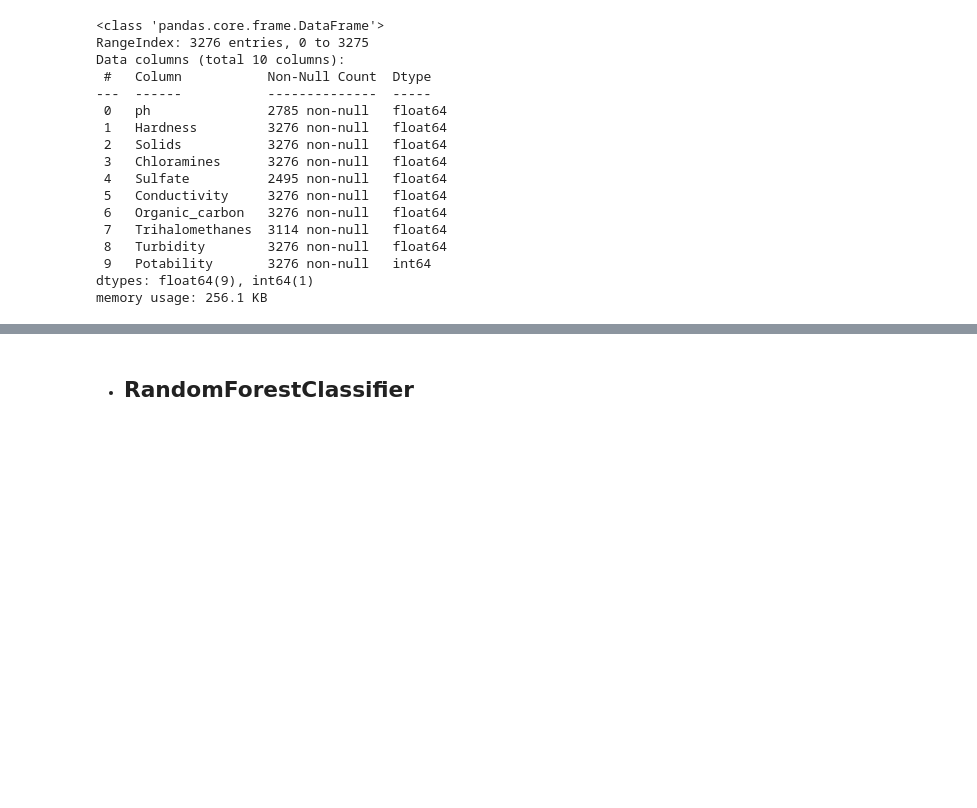
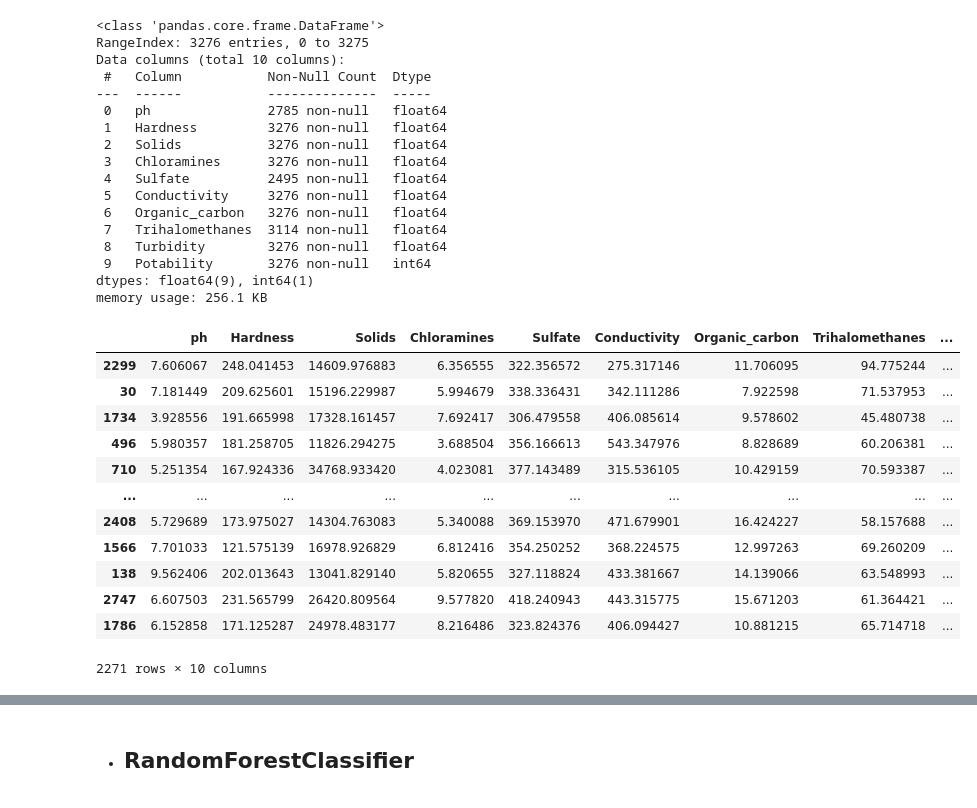
Before and after one commit to MJ199999/WaterPotability, a Jupyter notebook: WaterQuality.ipynb, the cells around one changed output, grey strips where cells are left out. Cells and saved outputs as stored; diff of their text form; code cells hidden in the pictures; blank space fills up the shorter version.

```diff
--- a/WaterQuality.ipynb
+++ b/WaterQuality.ipynb
@@ -64,6 +48,34 @@ y = data.Potability
 
 train_X, test_X, train_y, test_y = train_test_split(X, y, test_size=0.1)
 train = pd.concat([train_X, train_y], axis=1)
+# %%
+from sklearn.utils import resample
+train_potable = train[train['Potability']==1]
+train_notpotable = train[train['Potability']==0]
+df_minority_upsampled = resample(train_potable, replace=True, n_samples=1200)
+
+from sklearn.utils import shuffle
+train_s = pd.concat([train_notpotable, df_minority_upsampled])
+train_s = shuffle(train_s)
+
+train_s_X = train_s.drop(['Potability'], axis=1)
+train_s_y =  train_s.Potability
+# %%
+train_s
+# %% [output]
+|  | ph | Hardness | Solids | Chloramines | Sulfate | Conductivity | Organic_carbon | Trihalomethanes | ... |
+| 2299 | 7.606067 | 248.041453 | 14609.976883 | 6.356555 | 322.356572 | 275.317146 | 11.706095 | 94.775244 | ... |
+| 30 | 7.181449 | 209.625601 | 15196.229987 | 5.994679 | 338.336431 | 342.111286 | 7.922598 | 71.537953 | ... |
+| 1734 | 3.928556 | 191.665998 | 17328.161457 | 7.692417 | 306.479558 | 406.085614 | 9.578602 | 45.480738 | ... |
+| 496 | 5.980357 | 181.258705 | 11826.294275 | 3.688504 | 356.166613 | 543.347976 | 8.828689 | 60.206381 | ... |
+| 710 | 5.251354 | 167.924336 | 34768.933420 | 4.023081 | 377.143489 | 315.536105 | 10.429159 | 70.593387 | ... |
+| ... | ... | ... | ... | ... | ... | ... | ... | ... | ... |
+| 2408 | 5.729689 | 173.975027 | 14304.763083 | 5.340088 | 369.153970 | 471.679901 | 16.424227 | 58.157688 | ... |
+| 1566 | 7.701033 | 121.575139 | 16978.926829 | 6.812416 | 354.250252 | 368.224575 | 12.997263 | 69.260209 | ... |
+| 138 | 9.562406 | 202.013643 | 13041.829140 | 5.820655 | 327.118824 | 433.381667 | 14.139066 | 63.548993 | ... |
+| 2747 | 6.607503 | 231.565799 | 26420.809564 | 9.577820 | 418.240943 | 443.315775 | 15.671203 | 61.364421 | ... |
+| 1786 | 6.152858 | 171.125287 | 24978.483177 | 8.216486 | 323.824376 | 406.094427 | 10.881215 | 65.714718 | ... |
+2271 rows × 10 columns
 # %%
 from dataprep.eda import create_report
 create_report(train)
```
Also changed, not shown: parts of 11 cells of this notebook.
